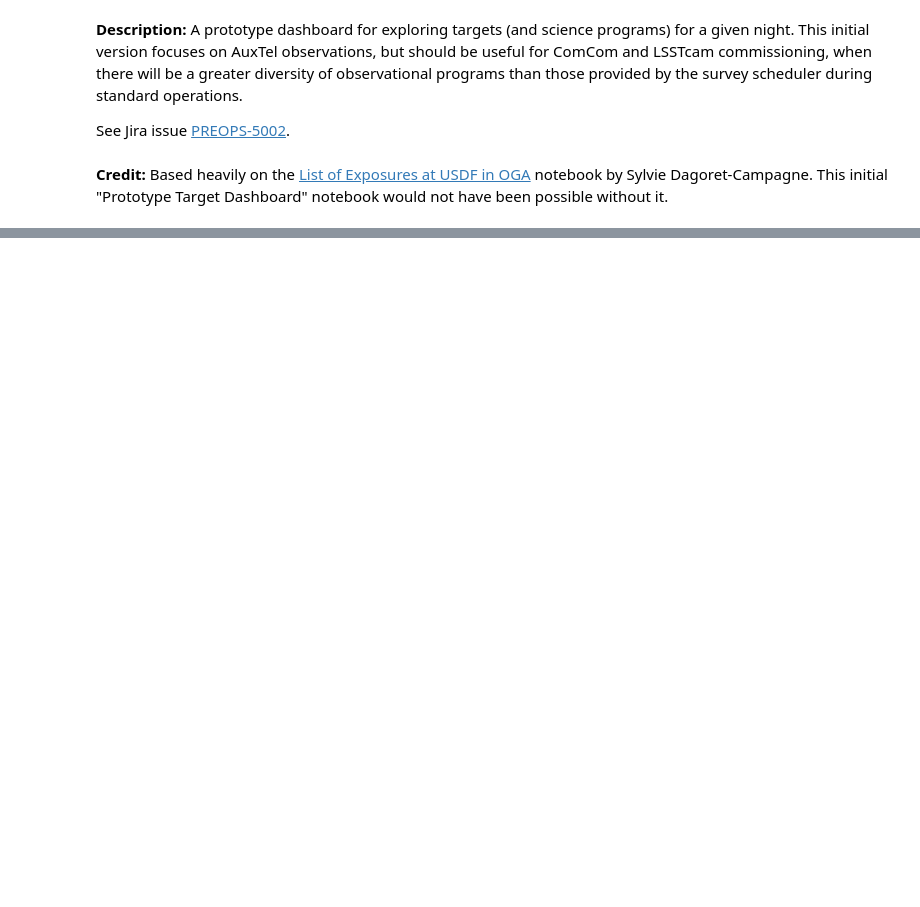
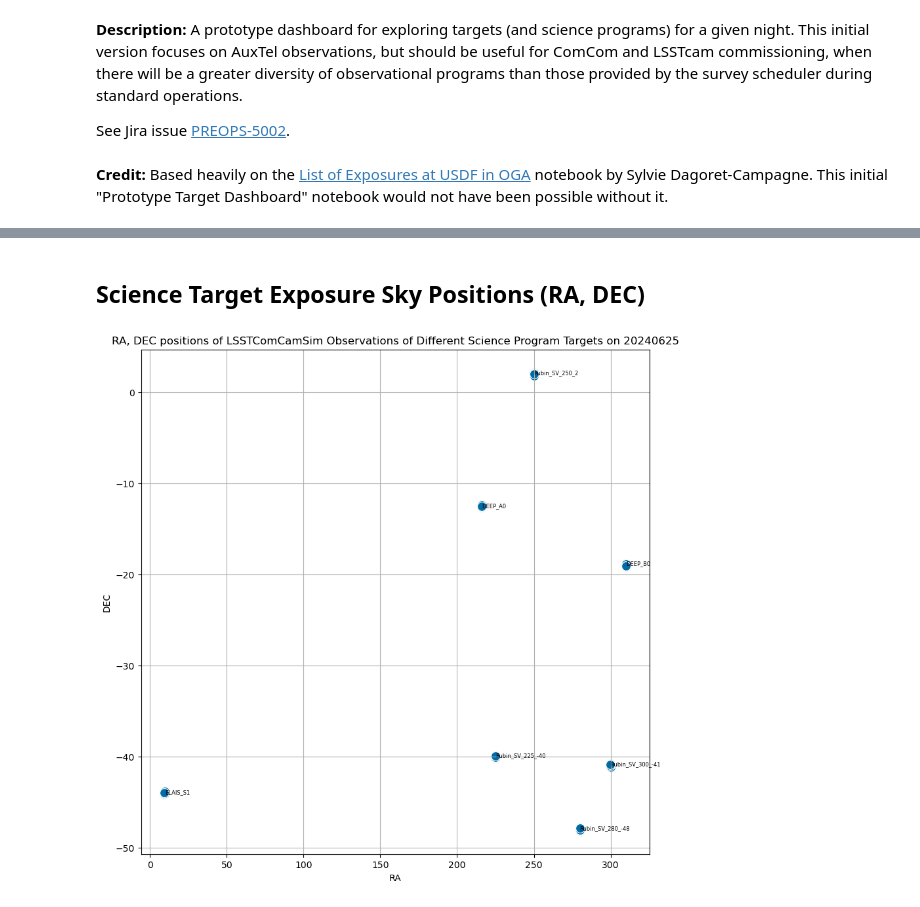
Before and after one commit to lsst-dm/vv-team-notebooks, a Jupyter notebook: notebooks/PREOPS-5002-target-report.ipynb, the cells around one changed output, grey strips where cells are left out. Drawn from its saved outputs; the diff is of its cells as text; code cells hidden in the pictures; blank space fills up the shorter version.

```diff
--- a/notebooks/PREOPS-5002-target-report.ipynb
+++ b/notebooks/PREOPS-5002-target-report.ipynb
@@ -837,0 +608,17 @@ raise StopExecution
+# %%
+
+# Add the tract id as a column in df_exp.
+# First, access the skymap, then add the tract to the df_exp DataFrame
+# (this can take SEVERAL minutes!):
+
+butler_sky = dafButler.Butler(repo, collections=collection_sky)
+registry_sky = butler_sky.registry
+skymap = butler_sky.get('skyMap', skymap=skymap_name)
+
+#df_exp['tract'] = df_exp.apply(lambda row: find_tract(row['ra'], row['dec'], skymap), axis=1)
+#df_exp['tract']  = df_exp.apply(lambda row: return_string_of_tracts_overlapping_exposure_plus(row['id'], instrument, repo, collection_sky, skymap_name, row['ra'], row['dec']), axis=1)
+df_exp['tract']  = df_exp.apply(lambda row: return_string_of_tracts_overlapping_exposure_plus(row['id'], instrument, butler_sky, skymap, row['ra'], row['dec']), axis=1)
+# %%
+
+# Create a `DataFrame` containing just the science exposures:
+df_sci = df_exp[df_exp.type == 'science']
@@ -837,0 +762,30 @@ raise StopExecution
+# %% [markdown]
+## Science Target Exposure Sky Positions (RA, DEC)
+# %%
+
+df_sci.sort_values(by='field_name', inplace=True)
+
+plt.figure(figsize=(10, 10))
+
+# Plot in Cartesian coordinates
+if df_sci[col_target].dtype == "int64" or df_sci[col_target].dtype == "float64":
+    # We create and annotate the plot one way if col_target is numerical...
+    ax = sns.scatterplot(data=df_sci, x="ra", y="dec", hue=col_target, palette='viridis', s=100)
+else:
+    # Otherwise, if col_target is a string or similar, we create and annotate the plot this way...
+    #  (This could be done better.  As it is, the spacing is very crowded.)
+    ax = sns.scatterplot(data=df_sci, x="ra", y="dec", s=100)
+    prev_label = 'XXXXXX'
+    for i, label in enumerate(df_sci[col_target]):
+        if label != prev_label:
+            ax.annotate(label, (df_sci['ra'].iloc[i], df_sci['dec'].iloc[i]), fontsize=6)
+            prev_label = label
+
+# Add labels and title
+plt.xlabel('RA')
+plt.ylabel('DEC')
+title = """RA, DEC positions of %s Observations of Different Science Program Targets on %s""" %(instrument, day_obs)
+plt.title(title)
+plt.grid(True)
+# %% [output]
+[figure, added]
```
Also changed, not shown: parts of 182 cells of this notebook.
